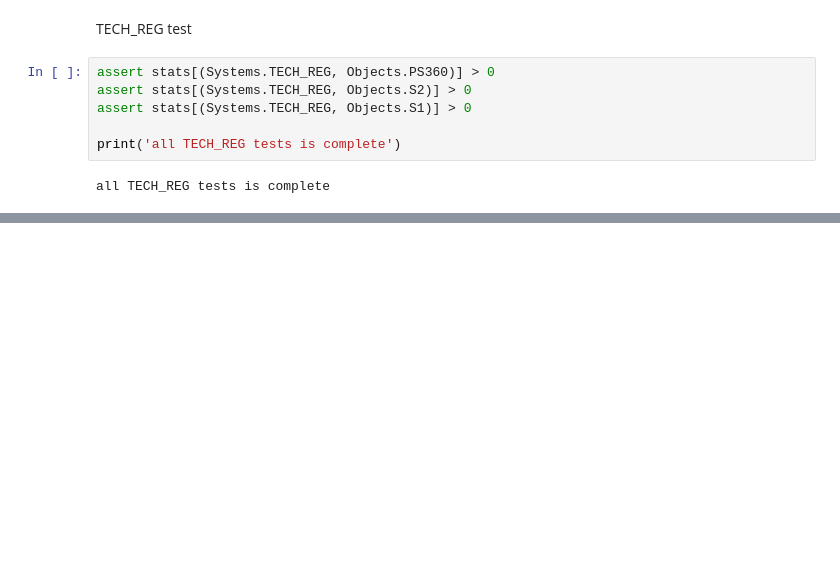
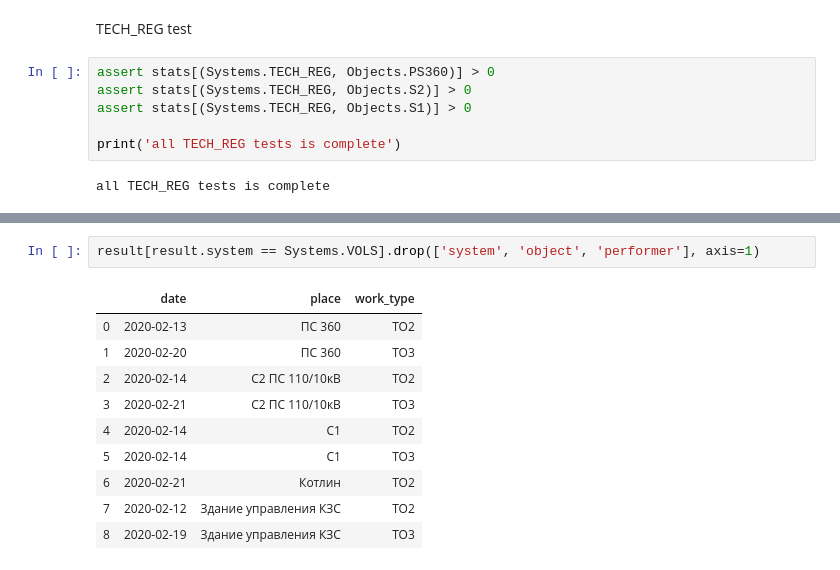
Before and after one commit to GusevMihail/Work_plan_generator, a Jupyter notebook: sandbox.ipynb, the cells around one changed output, grey strips where cells are left out. Saved outputs shown, nothing was run; the diff lists cells and outputs as text; blank space fills up the shorter version.

```diff
--- a/sandbox.ipynb
+++ b/sandbox.ipynb
@@ -130,0 +151,13 @@ all TECH_REG tests is complete
+# %%
+result[result.system == Systems.VOLS].drop(['system', 'object', 'performer'], axis=1)
+# %% [output]
+|  | date | place | work_type |
+| 0 | 2020-02-13 | ПС 360 | ТО2 |
+| 1 | 2020-02-20 | ПС 360 | ТО3 |
+| 2 | 2020-02-14 | С2 ПС 110/10кВ | ТО2 |
+| 3 | 2020-02-21 | С2 ПС 110/10кВ | ТО3 |
+| 4 | 2020-02-14 | С1 | ТО2 |
+| 5 | 2020-02-14 | С1 | ТО3 |
+| 6 | 2020-02-21 | Котлин | ТО2 |
+| 7 | 2020-02-12 | Здание управления КЗС | ТО2 |
+| 8 | 2020-02-19 | Здание управления КЗС | ТО3 |
```
Also changed, not shown: parts of 10 cells of this notebook, 2 other files.
